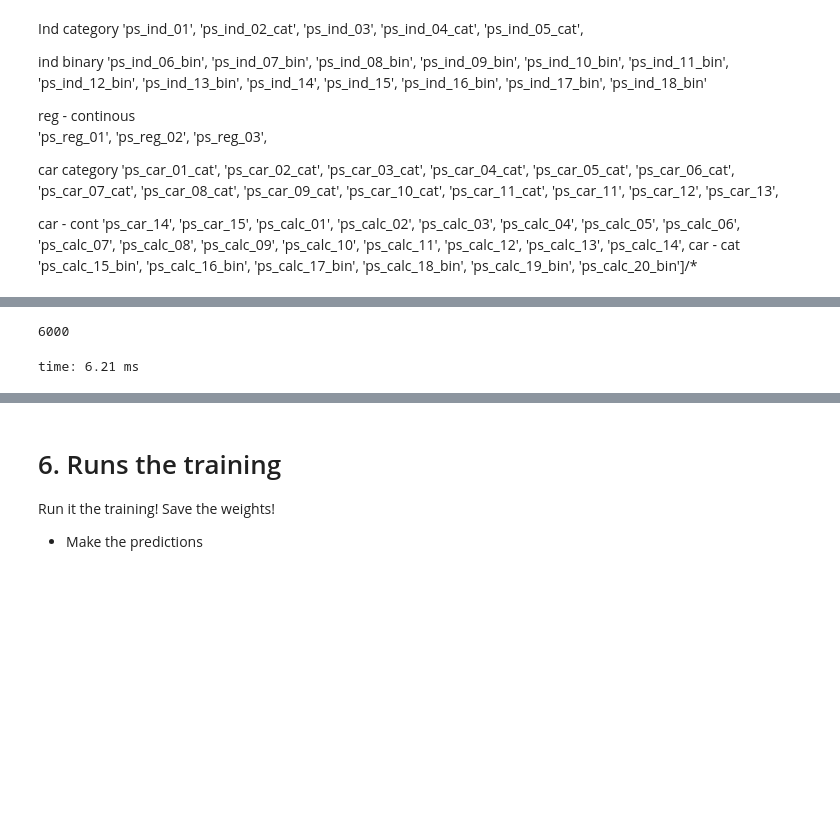
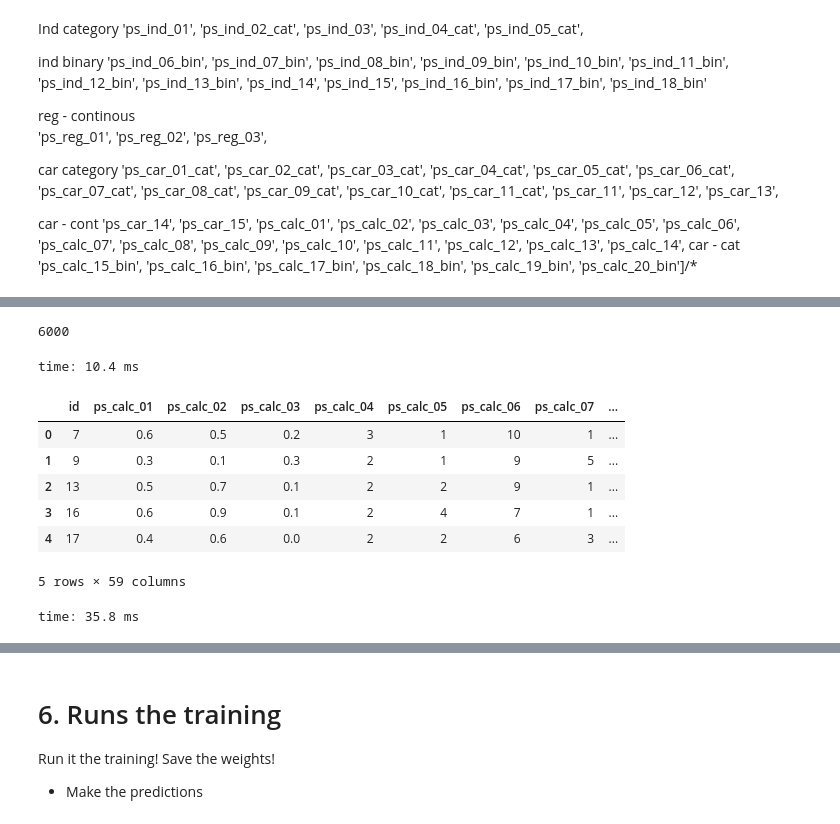
Before and after one commit to jamesdietle/PortoDriver, a Jupyter notebook: Porto-seguro-safe-driver-prediction.ipynb, the cells around one changed output, grey strips where cells are left out. Saved outputs shown, nothing was run; the diff lists cells and outputs as text; code cells hidden in the pictures; blank space fills up the shorter version.

```diff
--- a/Porto-seguro-safe-driver-prediction.ipynb
+++ b/Porto-seguro-safe-driver-prediction.ipynb
@@ -179,20 +209,33 @@ time: 3.84 ms
 # %%
-cat_vars = ['ps_ind_01', 'ps_ind_02_cat', 'ps_ind_03',
+cat_vars = [
+    'id',
+     'ps_ind_02_cat',
        'ps_ind_04_cat', 'ps_ind_05_cat','ps_ind_06_bin', 'ps_ind_07_bin',
        'ps_ind_08_bin', 'ps_ind_09_bin', 'ps_ind_10_bin', 'ps_ind_11_bin',
-       'ps_ind_12_bin', 'ps_ind_13_bin', 'ps_ind_14', 'ps_ind_15',
+       'ps_ind_12_bin', 'ps_ind_13_bin',
        'ps_ind_16_bin', 'ps_ind_17_bin', 'ps_ind_18_bin', 'ps_car_01_cat', 'ps_car_02_cat',
        'ps_car_03_cat', 'ps_car_04_cat', 'ps_car_05_cat', 'ps_car_06_cat',
        'ps_car_07_cat', 'ps_car_08_cat', 'ps_car_09_cat', 'ps_car_10_cat',
-       'ps_car_11_cat', 'ps_car_11', 'ps_car_12', 'ps_car_13', ]
+       'ps_car_11_cat',
+        'ps_calc_15_bin', 'ps_calc_16_bin', 'ps_calc_17_bin', 'ps_calc_18_bin','ps_calc_19_bin', 'ps_calc_20_bin']
 
-contin_vars = ['ps_reg_01','ps_reg_02', 'ps_reg_03', 'ps_car_14',
+contin_vars = ['ps_car_11', 'ps_car_12', 'ps_car_13','ps_ind_14', 'ps_ind_15','ps_ind_01','ps_ind_03','ps_reg_01','ps_reg_02', 'ps_reg_03', 'ps_car_14',
        'ps_car_15', 'ps_calc_01', 'ps_calc_02', 'ps_calc_03', 'ps_calc_04',
        'ps_calc_05', 'ps_calc_06', 'ps_calc_07', 'ps_calc_08', 'ps_calc_09',
-       'ps_calc_10', 'ps_calc_11', 'ps_calc_12', 'ps_calc_13', 'ps_calc_14','ps_calc_15_bin', 'ps_calc_16_bin', 'ps_calc_17_bin', 'ps_calc_18_bin',
-       'ps_calc_19_bin', 'ps_calc_20_bin']
+       'ps_calc_10', 'ps_calc_11', 'ps_calc_12', 'ps_calc_13', 'ps_calc_14']
 
 n = len(joined); n
 # %% [output]
 6000
-time: 6.21 ms
+time: 10.4 ms
+# %%
+joined[:5]
+# %% [output]
+|  | id | ps_calc_01 | ps_calc_02 | ps_calc_03 | ps_calc_04 | ps_calc_05 | ps_calc_06 | ps_calc_07 | ... |
+| 0 | 7 | 0.6 | 0.5 | 0.2 | 3 | 1 | 10 | 1 | ... |
+| 1 | 9 | 0.3 | 0.1 | 0.3 | 2 | 1 | 9 | 5 | ... |
+| 2 | 13 | 0.5 | 0.7 | 0.1 | 2 | 2 | 9 | 1 | ... |
+| 3 | 16 | 0.6 | 0.9 | 0.1 | 2 | 4 | 7 | 1 | ... |
+| 4 | 17 | 0.4 | 0.6 | 0.0 | 2 | 2 | 6 | 3 | ... |
+5 rows × 59 columns
+time: 35.8 ms
```
Also changed, not shown: parts of 28 cells of this notebook.
